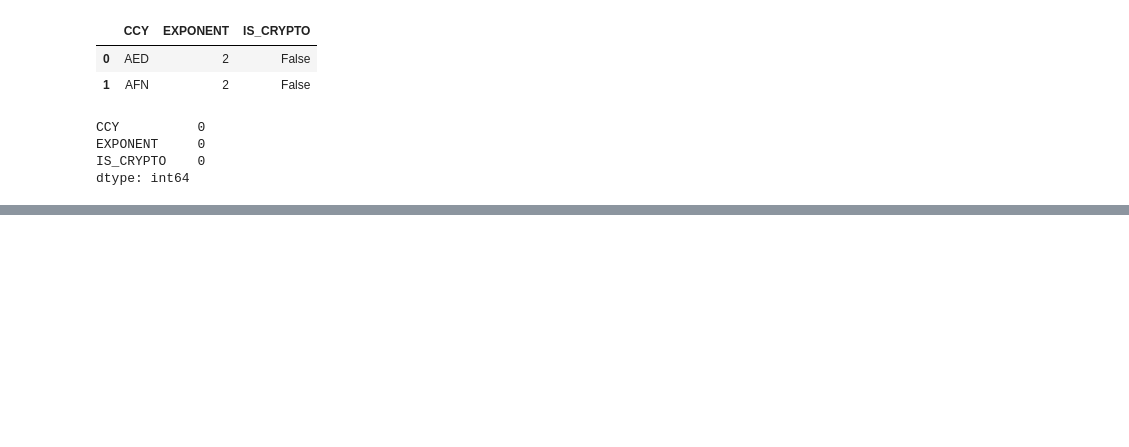
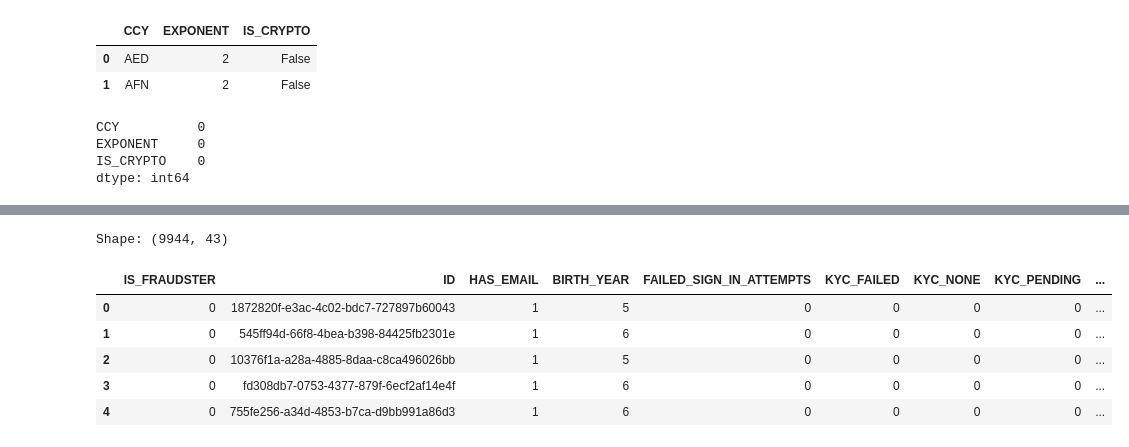
Before and after one commit to dasheffie/data-projects, a Jupyter notebook: revolut_fraudsters_detection.ipynb, the cells around one changed output, grey strips where cells are left out. Drawn from its saved outputs; the diff is of its cells as text; code cells hidden in the pictures; blank space fills up the shorter version.

```diff
--- a/revolut_fraudsters_detection.ipynb
+++ b/revolut_fraudsters_detection.ipynb
@@ -171,0 +168,4 @@ dtype: int64
+# %%
+df_transactions_count_grouped = df_transactions.groupby('USER_ID').size()
+df_transactions_count_grouped = df_transactions_count_grouped.reset_index(name='TRANSACTIONS_COUNT')
+df_transactions_count_grouped.head(2)
@@ -171,0 +227,17 @@ dtype: int64
+# %%
+df_final = df_users.merge(df_transactions_grouped, left_on='ID', right_on='USER_ID', how='left', validate='one_to_one')
+df_final = df_final.merge(df_transactions_count_grouped, left_on='ID', right_on='USER_ID', how='left', validate='one_to_one').drop(columns=['USER_ID'])
+# drop 'STATE' due to data leakage
+df_final.drop(columns=['STATE'], inplace=True)
+# drop due to multicolinearity
+df_final.drop(columns=['PHONE_COUNTRY_TARGET_ENC', 'SOURCE_INTERNAL'], inplace=True)
+print(f'Shape: {df_final.shape}')
+df_final.head()
+# %% [output]
+Shape: (9944, 43)
+|  | IS_FRAUDSTER | ID | HAS_EMAIL | BIRTH_YEAR | FAILED_SIGN_IN_ATTEMPTS | KYC_FAILED | KYC_NONE | KYC_PENDING | ... |
+| 0 | 0 | 1872820f-e3ac-4c02-bdc7-727897b60043 | 1 | 5 | 0 | 0 | 0 | 0 | ... |
+| 1 | 0 | 545ff94d-66f8-4bea-b398-84425fb2301e | 1 | 6 | 0 | 0 | 0 | 0 | ... |
+| 2 | 0 | 10376f1a-a28a-4885-8daa-c8ca496026bb | 1 | 5 | 0 | 0 | 0 | 0 | ... |
+| 3 | 0 | fd308db7-0753-4377-879f-6ecf2af14e4f | 1 | 6 | 0 | 0 | 0 | 0 | ... |
+| 4 | 0 | 755fe256-a34d-4853-b7ca-d9bb991a86d3 | 1 | 6 | 0 | 0 | 0 | 0 | ... |
```
Also changed, not shown: parts of 13 cells of this notebook, 1 other file.
